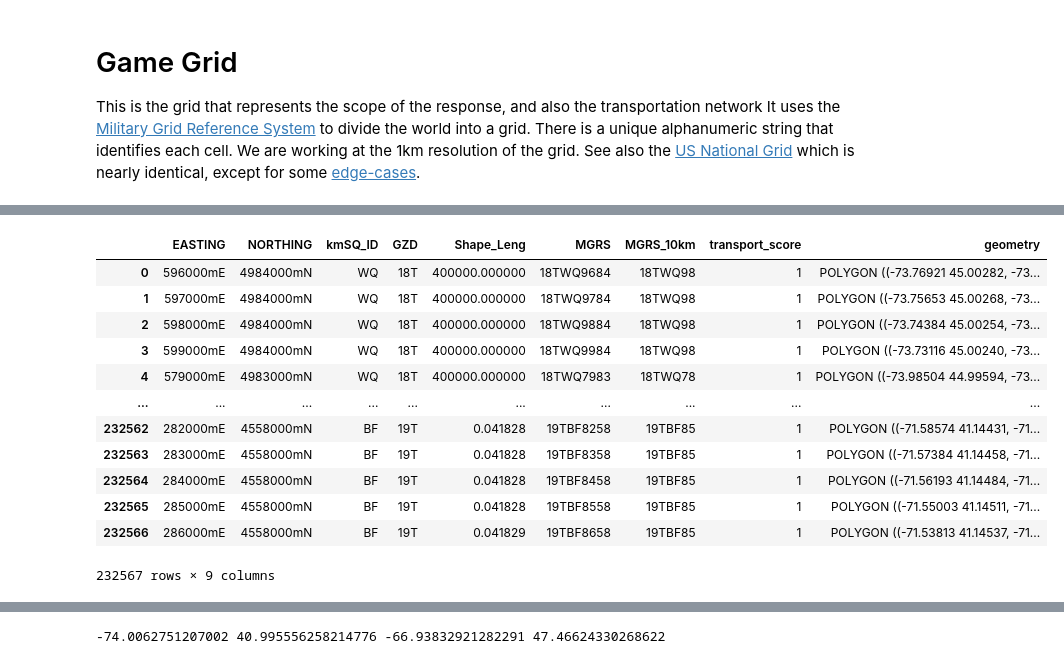
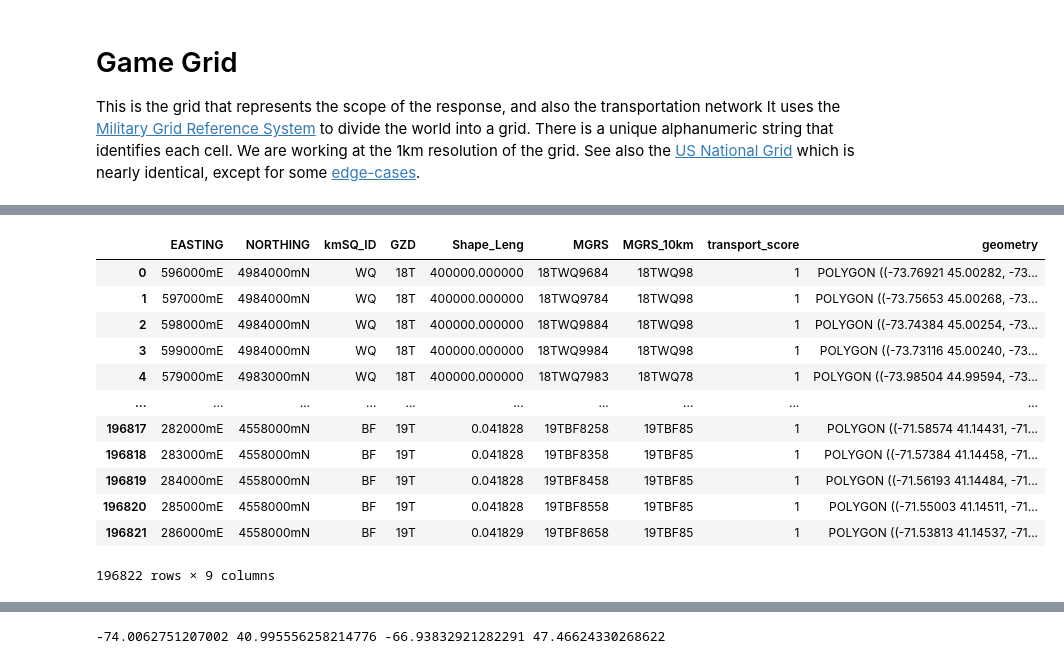
Before and after one commit to Alex967CW/remote-sensing-final, a Jupyter notebook: final_exercise_reference.ipynb, the cells around one changed output, grey strips where cells are left out. Cells and saved outputs as stored; diff of their text form; code cells hidden in the pictures.

```diff
--- a/final_exercise_reference.ipynb
+++ b/final_exercise_reference.ipynb
@@ -81,18 +74,20 @@ game_grid_2021.geoj 100%[===================>] 111.31M   241MB/s    in 0.5s
 # %%
 game_grid = gpd.read_file('game_grid_2021.geojson')
+game_grid = game_grid.drop_duplicates(subset=['MGRS'])
 # %%
+game_grid = game_grid.reset_index().drop(['index'], axis=1)
 game_grid
 # %% [output]
 |  | EASTING | NORTHING | kmSQ_ID | GZD | Shape_Leng | MGRS | MGRS_10km | transport_score | geometry |
 | 0 | 596000mE | 4984000mN | WQ | 18T | 400000.000000 | 18TWQ9684 | 18TWQ98 | 1 | POLYGON ((-73.76921 45.00282, -73... |
 | 1 | 597000mE | 4984000mN | WQ | 18T | 400000.000000 | 18TWQ9784 | 18TWQ98 | 1 | POLYGON ((-73.75653 45.00268, -73... |
 | 2 | 598000mE | 4984000mN | WQ | 18T | 400000.000000 | 18TWQ9884 | 18TWQ98 | 1 | POLYGON ((-73.74384 45.00254, -73... |
 | 3 | 599000mE | 4984000mN | WQ | 18T | 400000.000000 | 18TWQ9984 | 18TWQ98 | 1 | POLYGON ((-73.73116 45.00240, -73... |
 | 4 | 579000mE | 4983000mN | WQ | 18T | 400000.000000 | 18TWQ7983 | 18TWQ78 | 1 | POLYGON ((-73.98504 44.99594, -73... |
 | ... | ... | ... | ... | ... | ... | ... | ... | ... | ... |
-| 232562 | 282000mE | 4558000mN | BF | 19T | 0.041828 | 19TBF8258 | 19TBF85 | 1 | POLYGON ((-71.58574 41.14431, -71... |
-| 232563 | 283000mE | 4558000mN | BF | 19T | 0.041828 | 19TBF8358 | 19TBF85 | 1 | POLYGON ((-71.57384 41.14458, -71... |
-| 232564 | 284000mE | 4558000mN | BF | 19T | 0.041828 | 19TBF8458 | 19TBF85 | 1 | POLYGON ((-71.56193 41.14484, -71... |
-| 232565 | 285000mE | 4558000mN | BF | 19T | 0.041828 | 19TBF8558 | 19TBF85 | 1 | POLYGON ((-71.55003 41.14511, -71... |
-| 232566 | 286000mE | 4558000mN | BF | 19T | 0.041829 | 19TBF8658 | 19TBF85 | 1 | POLYGON ((-71.53813 41.14537, -71... |
+| 196817 | 282000mE | 4558000mN | BF | 19T | 0.041828 | 19TBF8258 | 19TBF85 | 1 | POLYGON ((-71.58574 41.14431, -71... |
+| 196818 | 283000mE | 4558000mN | BF | 19T | 0.041828 | 19TBF8358 | 19TBF85 | 1 | POLYGON ((-71.57384 41.14458, -71... |
+| 196819 | 284000mE | 4558000mN | BF | 19T | 0.041828 | 19TBF8458 | 19TBF85 | 1 | POLYGON ((-71.56193 41.14484, -71... |
+| 196820 | 285000mE | 4558000mN | BF | 19T | 0.041828 | 19TBF8558 | 19TBF85 | 1 | POLYGON ((-71.55003 41.14511, -71... |
+| 196821 | 286000mE | 4558000mN | BF | 19T | 0.041829 | 19TBF8658 | 19TBF85 | 1 | POLYGON ((-71.53813 41.14537, -71... |
-232567 rows × 9 columns
+196822 rows × 9 columns
```
Also changed, not shown: parts of 17 cells of this notebook.
